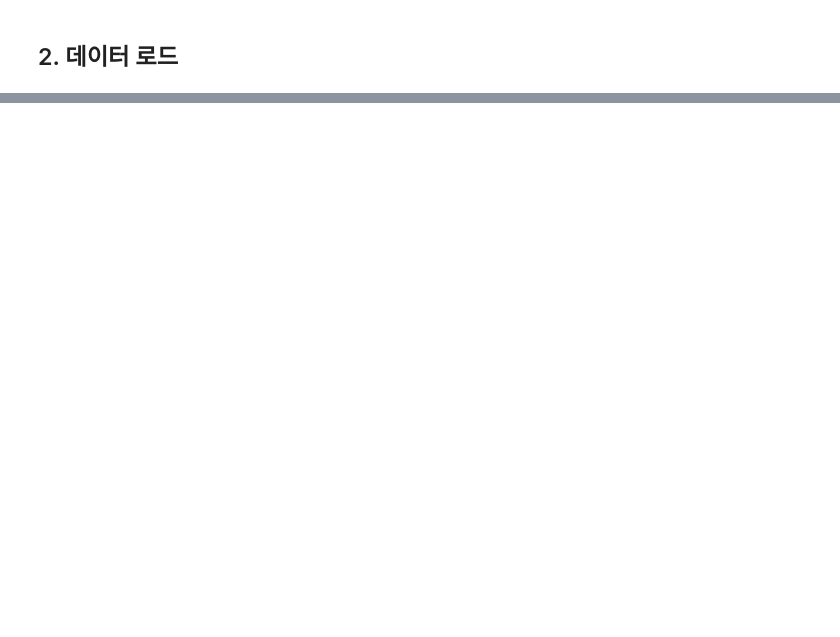
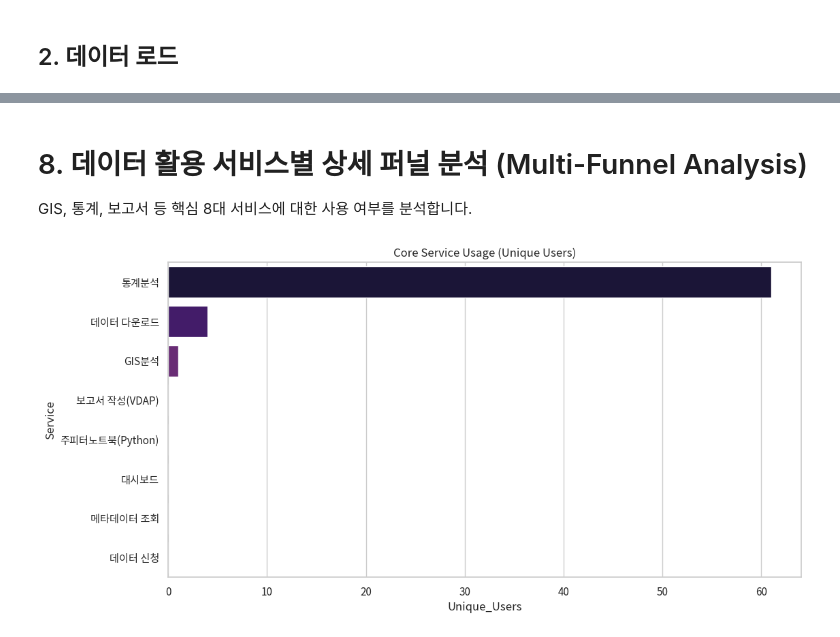
Before and after one commit to KnellBalm/Access_Analysis, a Jupyter notebook: KoRoad_Inner_Portal_Access.ipynb, the cells around one changed output, grey strips where cells are left out. Drawn from its saved outputs; the diff is of its cells as text; code cells hidden in the pictures; blank space fills up the shorter version.

```diff
--- a/KoRoad_Inner_Portal_Access.ipynb
+++ b/KoRoad_Inner_Portal_Access.ipynb
@@ -68,0 +333,28 @@ df.describe(include='all')
+# %% [markdown]
+# 8. 데이터 활용 서비스별 상세 퍼널 분석 (Multi-Funnel Analysis)
+GIS, 통계, 보고서 등 핵심 8대 서비스에 대한 사용 여부를 분석합니다.
+# %%
+# 핵심 서비스 키워드 정의
+core_services = {
+    'GIS분석': 'GIS',
+    '통계분석': '통계',
+    '보고서 작성(VDAP)': '보고서',
+    '주피터노트북(Python)': '주피터|Python',
+    '데이터 다운로드': '다운로드',
+    '대시보드': '대시보드',
+    '메타데이터 조회': '메타',
+    '데이터 신청': '신청'
+}
+
+service_usage = {}
+for name, keyword in core_services.items():
+    service_usage[name] = df[df['expln'].str.contains(keyword, na=False)]['oprtr_id'].nunique()
+
+service_df = pd.DataFrame(list(service_usage.items()), columns=['Service', 'Unique_Users']).sort_values(by='Unique_Users', ascending=False)
+
+plt.figure(figsize=(12, 6))
+sns.barplot(data=service_df, x='Unique_Users', y='Service', hue='Service', legend=False, palette='magma')
+plt.title("Core Service Usage (Unique Users)")
+plt.show()
+# %% [output]
+[figure, added]
```
Also changed, not shown: parts of 28 cells of this notebook, 8 other files.
